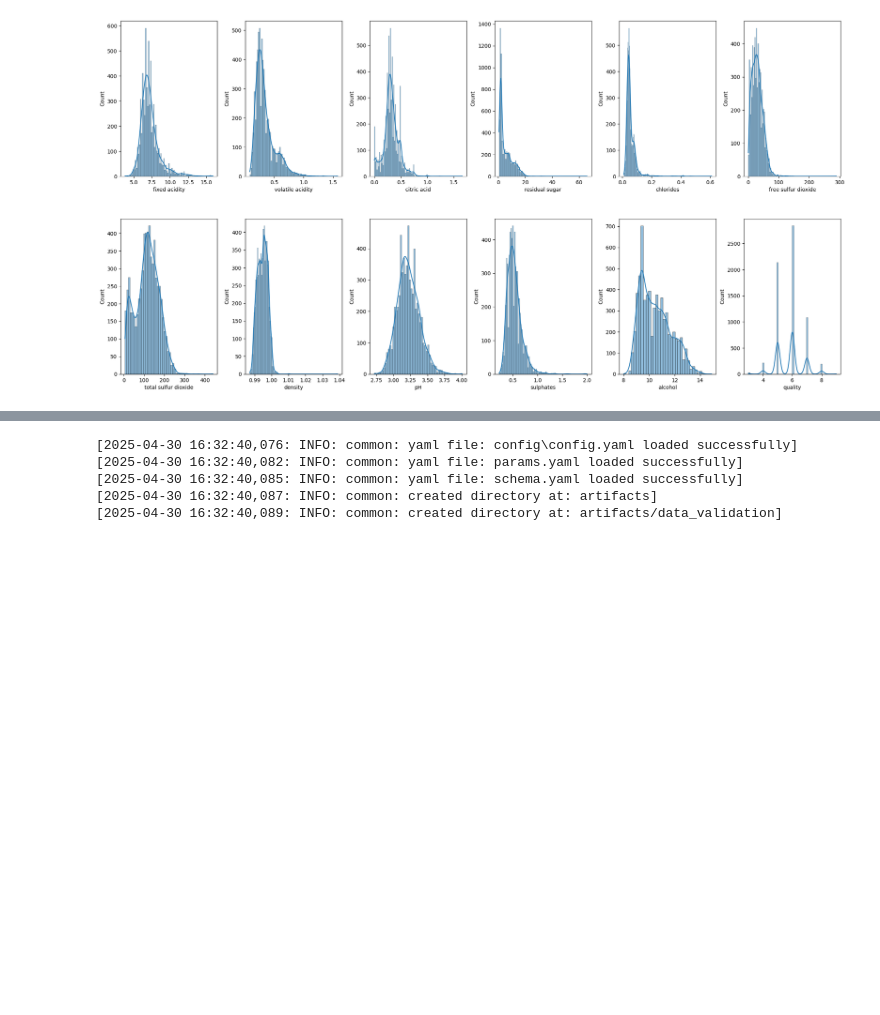
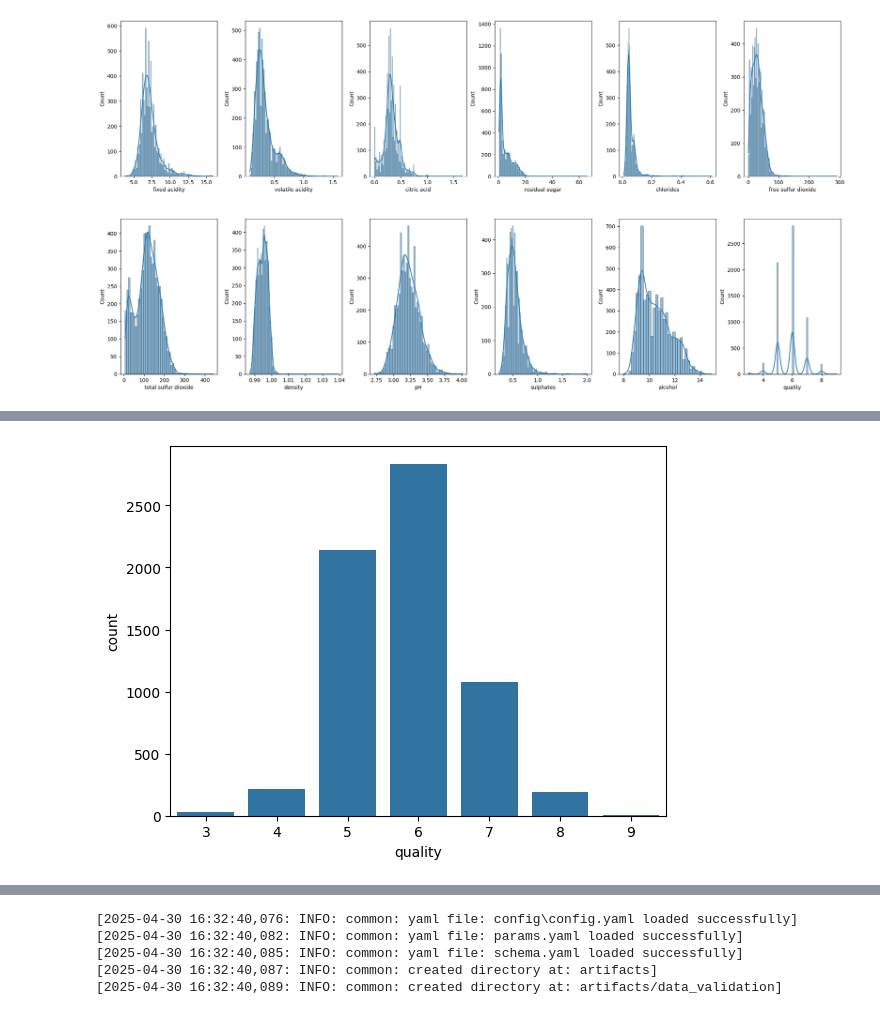
Before and after one commit to samithcsachi/wine-quality-predictor, a Jupyter notebook: research/02_data_validation.ipynb, the cells around one changed output, grey strips where cells are left out. Drawn from its saved outputs; the diff is of its cells as text; code cells hidden in the pictures; blank space fills up the shorter version.

```diff
--- a/research/02_data_validation.ipynb
+++ b/research/02_data_validation.ipynb
@@ -119,0 +127,6 @@ plt.tight_layout(pad=0.5, w_pad=0.7, h_pad=5.0)
+# %%
+# Quality of wine
+sns.countplot(x='quality', data=df)
+plt.show()
+# %% [output]
+[figure, added]
```
Also changed, not shown: parts of 3 cells of this notebook, 5 other files.
